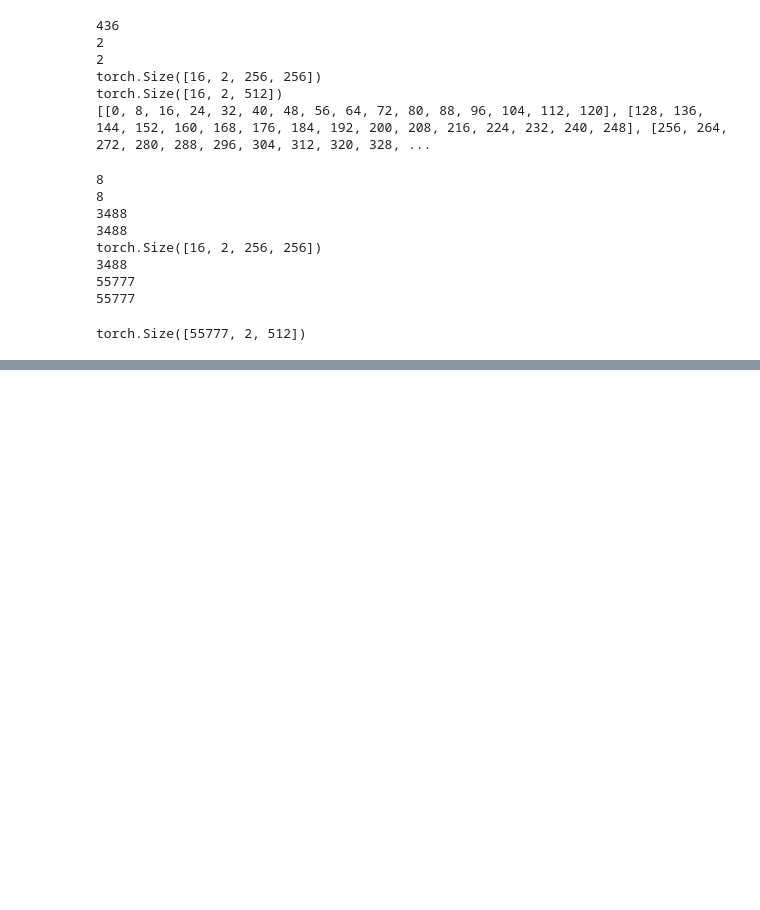
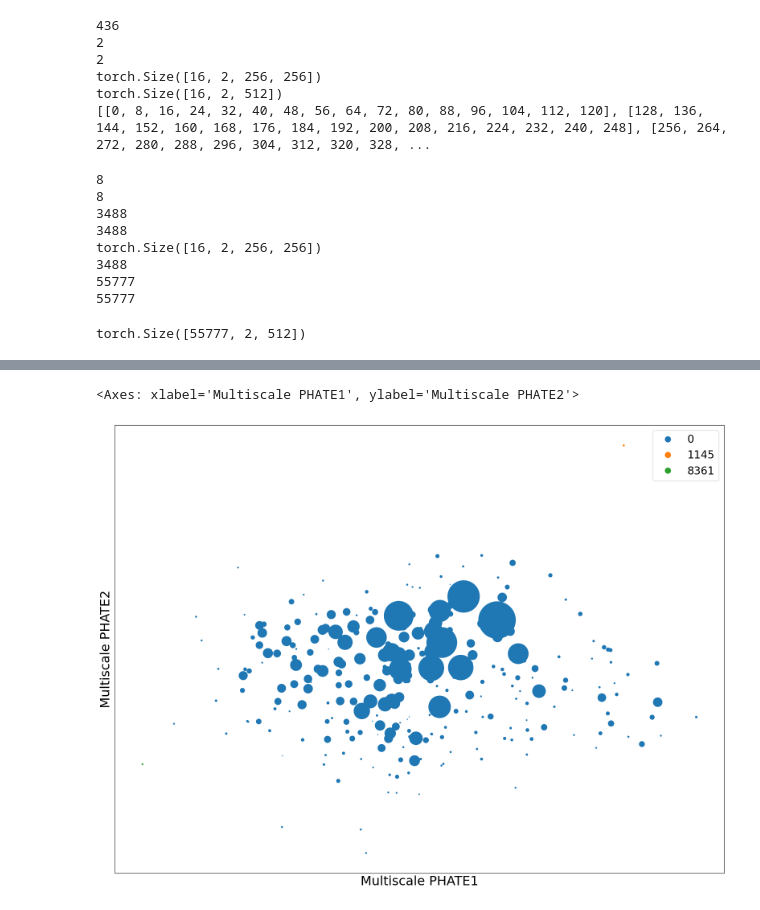
Before and after one commit to ishan-gaur/implicit-cell-model, a Jupyter notebook: embedding.ipynb, the cells around one changed output, grey strips where cells are left out. Saved outputs shown, nothing was run; the diff lists cells and outputs as text; code cells hidden in the pictures; blank space fills up the shorter version.

Commit message:
PHATE and UMAP

```diff
--- a/embedding.ipynb
+++ b/embedding.ipynb
@@ -259,0 +270,6 @@ plt.show()
+# %%
+import multiscale_phate
+import scprep
+
+mp_op = multiscale_phate.Multiscale_PHATE()
+mp_embedding, mp_clusters, mp_sizes = mp_op.fit_transform(predictions[:, 0, :].numpy())
@@ -259,0 +289,7 @@ plt.show()
+# %%
+# Plot optimal visualization
+scprep.plot.scatter2d(mp_embedding, s = mp_sizes, c = mp_clusters,
+                      fontsize=16, ticks=False,label_prefix="Multiscale PHATE", figsize=(16,12))
+# %% [output]
+<Axes: xlabel='Multiscale PHATE1', ylabel='Multiscale PHATE2'>
+[figure, added]
```
Also changed, not shown: parts of 7 cells of this notebook, 1 other file.
